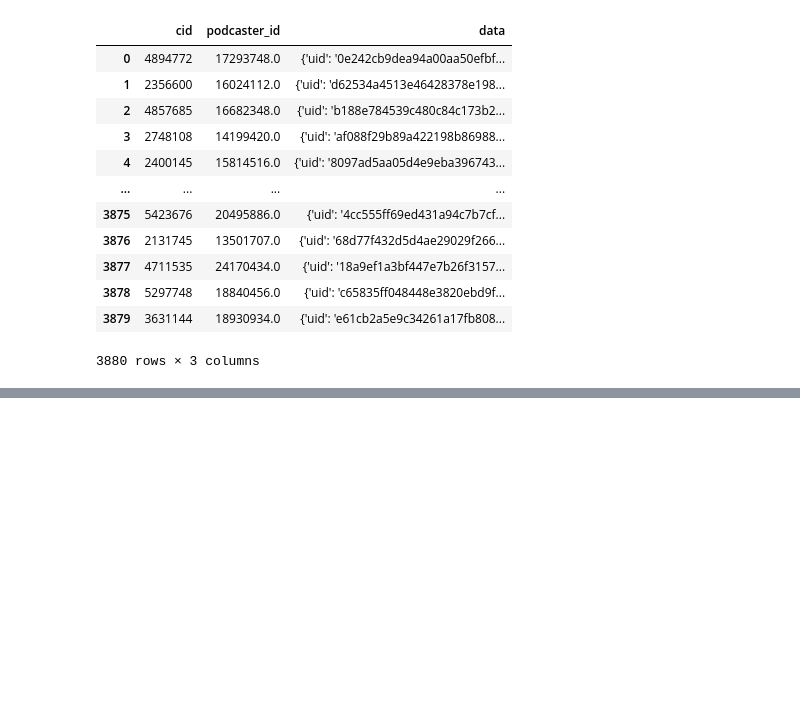
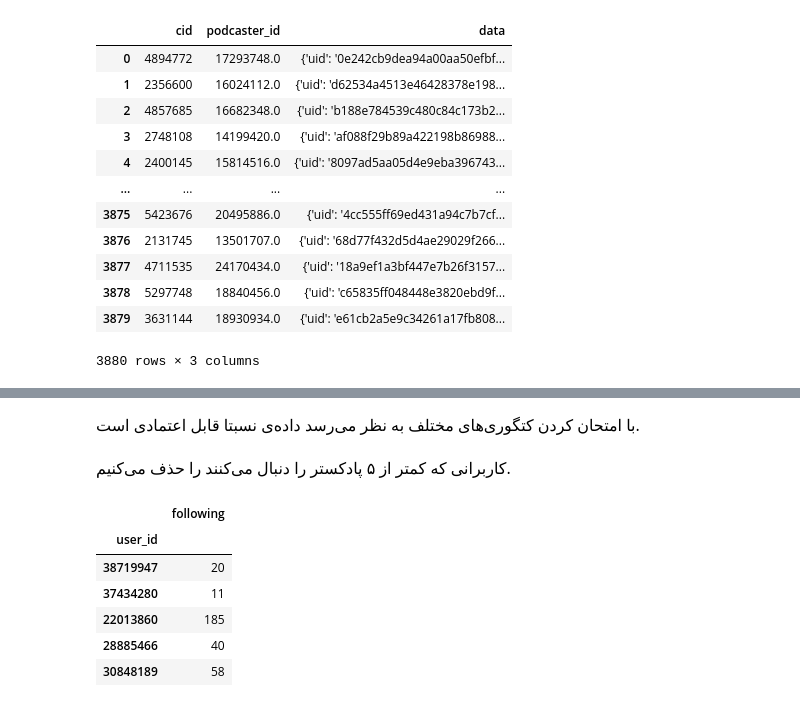
Before and after one commit to 0xkamkar/ML_Project, a Jupyter notebook: Milestone1/3-Data_Preprocessing/categoty.ipynb, the cells around one changed output, grey strips where cells are left out. Cells and saved outputs as stored; diff of their text form; code cells hidden in the pictures; blank space fills up the shorter version.

```diff
--- a/Milestone1/3-Data_Preprocessing/categoty.ipynb
+++ b/Milestone1/3-Data_Preprocessing/categoty.ipynb
@@ -87,0 +109,27 @@ sorted_dict
+# %% [markdown]
+<div dir=rtl >
+<font  size=3>
+با امتحان کردن کتگوری‌های مختلف به نظر می‌رسد داده‌ی نسبتا قابل اعتمادی است.
+# %% [markdown]
+<div dir=rtl >
+<font  size=3>
+کاربرانی که کمتر از ۵ پادکستر را دنبال می‌کنند را حذف می‌کنیم.
+# %%
+#find out how many podcasters each user follows
+follower_df_user_id_s = followers.index.values.tolist()
+
+user_sub = dict(Counter(follower_df_user_id_s))
+
+following_df = pd.DataFrame(
+    data=list(user_sub.items()),
+    columns=['user_id', 'following']).set_index('user_id')
+
+following_df.head()
+# %% [output]
+|  | following |
+| user_id |  |
+| 38719947 | 20 |
+| 37434280 | 11 |
+| 22013860 | 185 |
+| 28885466 | 40 |
+| 30848189 | 58 |
```
Also changed, not shown: parts of 38 cells of this notebook.
